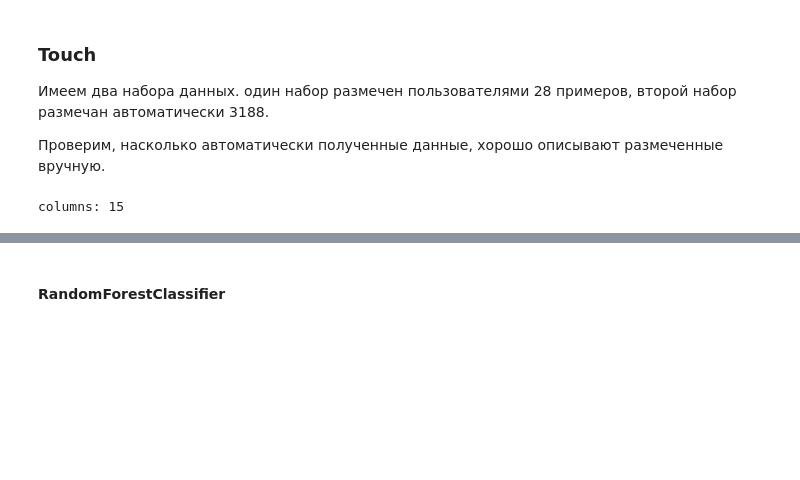
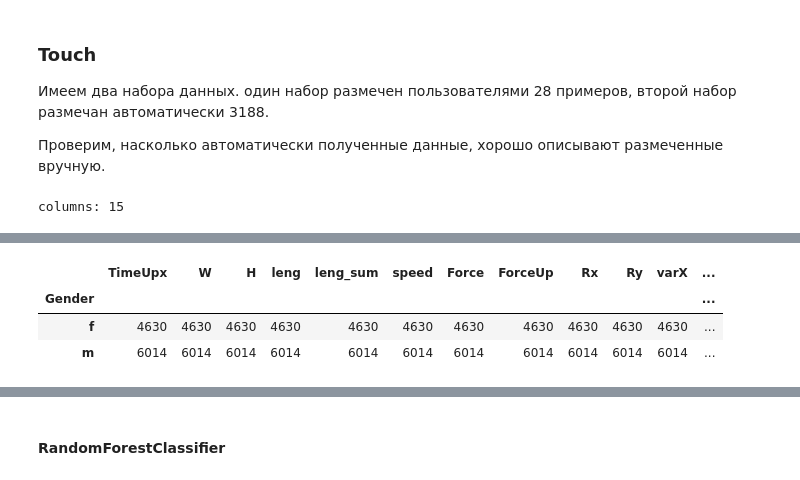
Before and after one commit to vench/study, a Jupyter notebook: ml_touch.ipynb, the cells around one changed output, grey strips where cells are left out. Cells and saved outputs as stored; diff of their text form; code cells hidden in the pictures; blank space fills up the shorter version.

```diff
--- a/ml_touch.ipynb
+++ b/ml_touch.ipynb
@@ -47,3 +89,10 @@ df_auto.describe()
+# %%
+df_auto.set_index(["Gender","Fingerprint"]).count(level="Gender")
+# %% [output]
+|  | TimeUpx | W | H | leng | leng_sum | speed | Force | ForceUp | Rx | Ry | varX | ... |
+| Gender |  |  |  |  |  |  |  |  |  |  |  | ... |
+| f | 4630 | 4630 | 4630 | 4630 | 4630 | 4630 | 4630 | 4630 | 4630 | 4630 | 4630 | ... |
+| m | 6014 | 6014 | 6014 | 6014 | 6014 | 6014 | 6014 | 6014 | 6014 | 6014 | 6014 | ... |
 # %%
 from sklearn.preprocessing import MinMaxScaler
 
```
Also changed, not shown: parts of 27 cells of this notebook, 5 other files.
